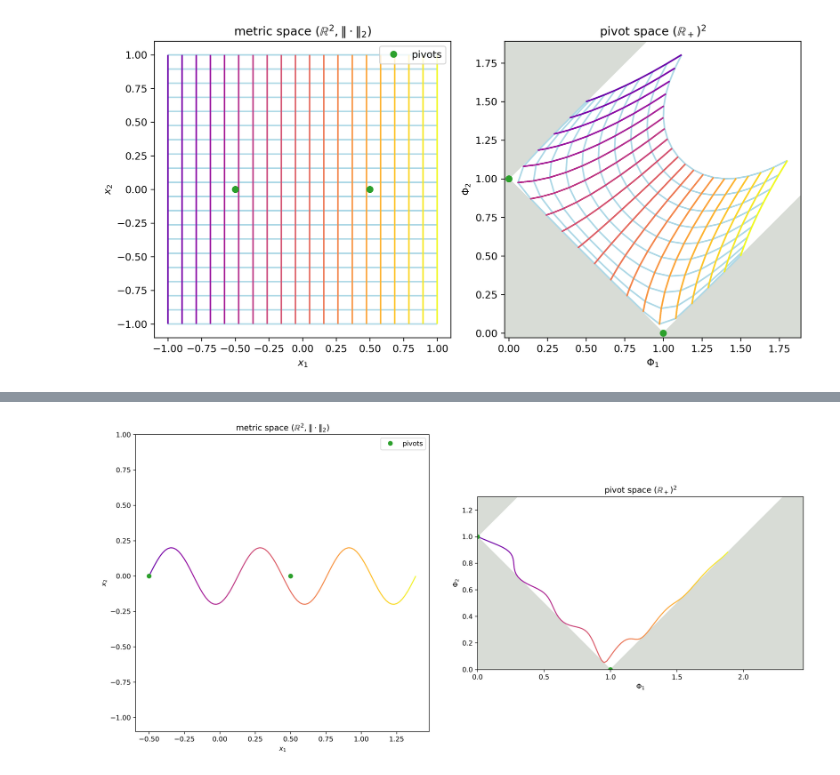
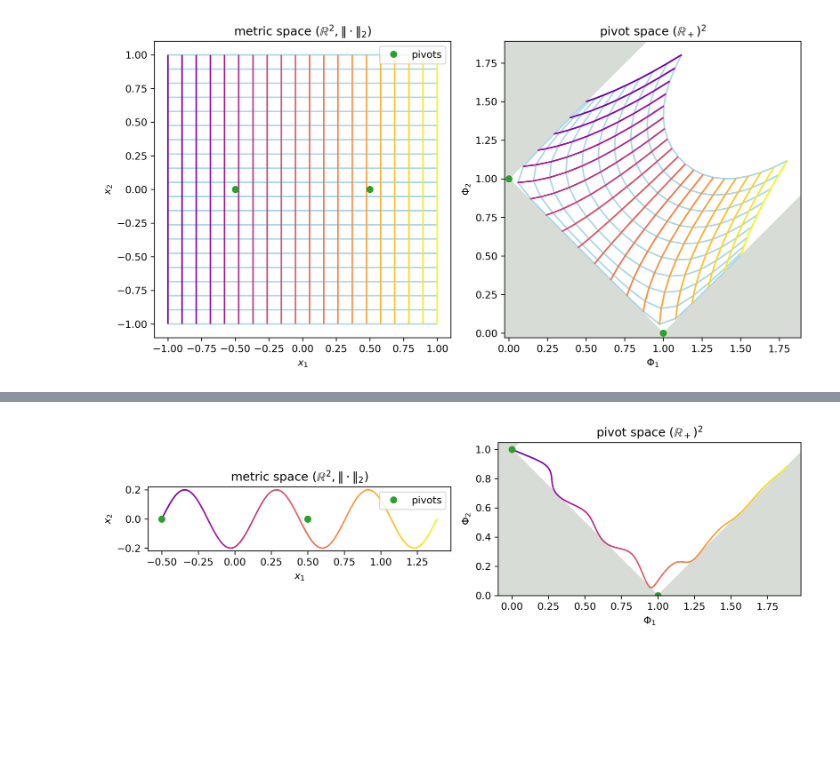
Before and after one commit to DimensionalScoop/metric_spaces, a Jupyter notebook: exploration/pivot_transform.ipynb, the cells around one changed output, grey strips where cells are left out. Drawn from its saved outputs; the diff is of its cells as text; code cells hidden in the pictures; blank space fills up the shorter version.

```diff
--- a/exploration/pivot_transform.ipynb
+++ b/exploration/pivot_transform.ipynb
@@ -352,7 +374,4 @@ class PivotSpaceVisualizer:
 # %%
-piv = PivotSpace(metric.Euclid(),pivots)
-viz = PivotSpaceVisualizer(piv, "/fig/")
-
 n = 20
 xx, yy = np.meshgrid(np.linspace(-1,1, n), np.linspace(-1, 1,n))
 
@@ -368,6 +387,7 @@ config = dict(
     xcolor = "lightblue",
 )
 
+viz.autoscale=False
 viz.plot(
     "r_2_grid.svg",
     lambda ax: plot_grid(xx,yy, **config),
@@ -425,52 +398,28 @@ plt.show()
 # %%
 x = np.linspace(0, np.pi * 6, 100)
 points = np.array([x/10-0.5,np.sin(x)/5]).T
 p_t = piv.transform_points(points)
 
-def plot_colored_line(points, cmap=None):
+def plot_colored_line(ax, points, cmap=None):
     if cmap is None:
         cmap = mpl.colormaps['plasma']
     colors = cmap(np.linspace(0.2,1, len(points)))
     points = points.reshape(-1, 1, 2)
     segments = np.concatenate([points[:-1], points[1:]], axis=1)
-    #plt.plot(*points.T, color=colors)
+
     lc = LineCollection(segments, color=colors)
-    plt.gca().add_collection(lc)
-
-plt.figure(figsize=(15,7), dpi=300)
-plt.subplot(1,2,1)
-plt.title(r"metric space $(\mathbb{R}^2, "+piv.metric.name+")$")
-plt.xlabel("$x_1$")
-plt.ylabel("$x_2$")
-
-plot_colored_line(points)
-
-plt.plot(*pivots.T, "o", color="C2", label="pivots");
+    ax.add_collection(lc)
+    ax.autoscale()
 
 
-plt.ylim(-1.1,1)
-plt.legend()
-plt.gca().set_aspect('equal')
 
-plt.subplot(1,2,2)
-plt.title("pivot space $(\mathbb{R}_+)^2$")
-plt.xlabel("$\Phi_1$")
-plt.ylabel("$\Phi_2$")
-
-plot_colored_line(p_t)
-mask_forbidden(pivots)
-plt.plot(*piv.transform_points(pivots), "o", color="C2", label="pivots");
-
-plt.xlim(0, 1.3*max(p_t[:,0]))
-plt.ylim(0, 1.3*max(p_t[:,1]))
-
-plt.gca().set_aspect('equal')
-
-plt.tight_layout()
-plt.savefig("/fig/r_2_sin_1.svg")
-plt.show()
+viz.plot(
+    "r_2_sin_1.svg",
+    lambda ax: plot_colored_line(ax, points),
+    lambda ax: plot_colored_line(ax, p_t),
+)
 # %% [output]
-[figure, old version]
+[figure, new version]
 # %%
 x = np.linspace(0, np.pi * 12, 100)
 points = np.array([np.sin(x)/5, x/10-2]).T
```
Also changed, not shown: parts of 8 cells of this notebook.
